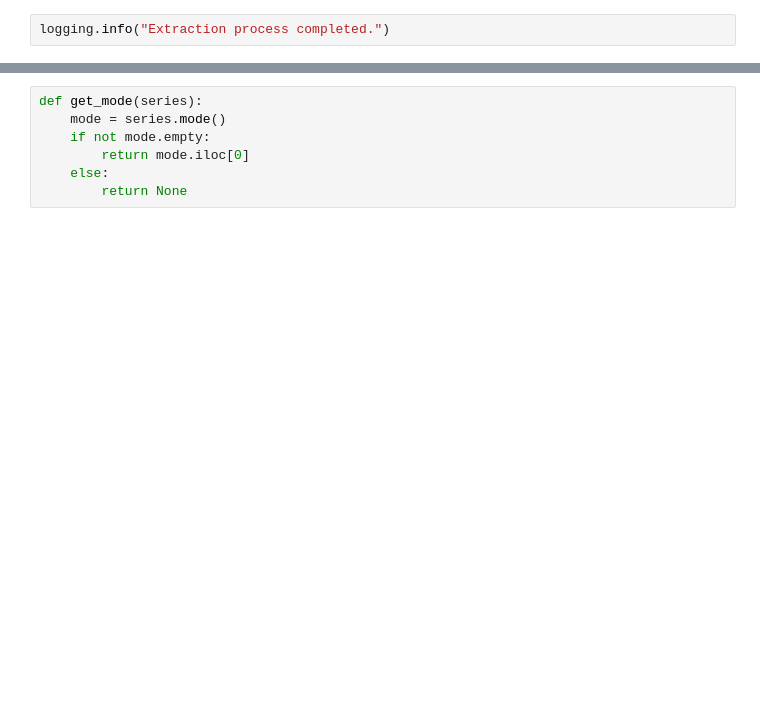
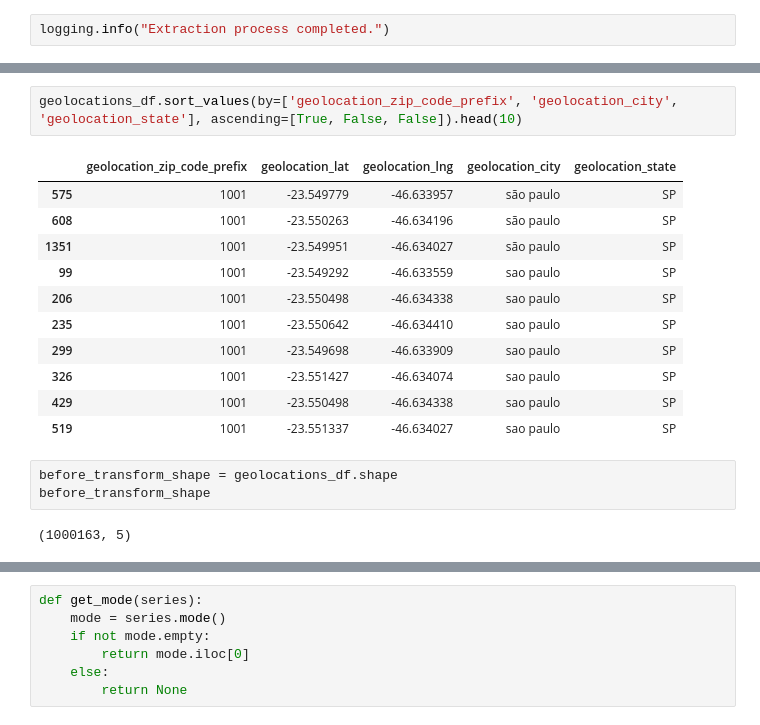
Before and after one commit to syafaatsaat/omni_oracle, a Jupyter notebook: final_project/notebooks/etl_pipeline.ipynb, the cells around one changed output, grey strips where cells are left out. Drawn from its saved outputs; the diff is of its cells as text; blank space fills up the shorter version.

```diff
--- a/final_project/notebooks/etl_pipeline.ipynb
+++ b/final_project/notebooks/etl_pipeline.ipynb
@@ -389,0 +238,19 @@ logging.info("Extraction process completed.")
+# %%
+geolocations_df.sort_values(by=['geolocation_zip_code_prefix', 'geolocation_city', 'geolocation_state'], ascending=[True, False, False]).head(10)
+# %% [output]
+|  | geolocation_zip_code_prefix | geolocation_lat | geolocation_lng | geolocation_city | geolocation_state |
+| 575 | 1001 | -23.549779 | -46.633957 | são paulo | SP |
+| 608 | 1001 | -23.550263 | -46.634196 | são paulo | SP |
+| 1351 | 1001 | -23.549951 | -46.634027 | são paulo | SP |
+| 99 | 1001 | -23.549292 | -46.633559 | sao paulo | SP |
+| 206 | 1001 | -23.550498 | -46.634338 | sao paulo | SP |
+| 235 | 1001 | -23.550642 | -46.634410 | sao paulo | SP |
+| 299 | 1001 | -23.549698 | -46.633909 | sao paulo | SP |
+| 326 | 1001 | -23.551427 | -46.634074 | sao paulo | SP |
+| 429 | 1001 | -23.550498 | -46.634338 | sao paulo | SP |
+| 519 | 1001 | -23.551337 | -46.634027 | sao paulo | SP |
+# %%
+before_transform_shape = geolocations_df.shape
+before_transform_shape
+# %% [output]
+(1000163, 5)
```
Also changed, not shown: parts of 216 cells of this notebook, 3 other files.
